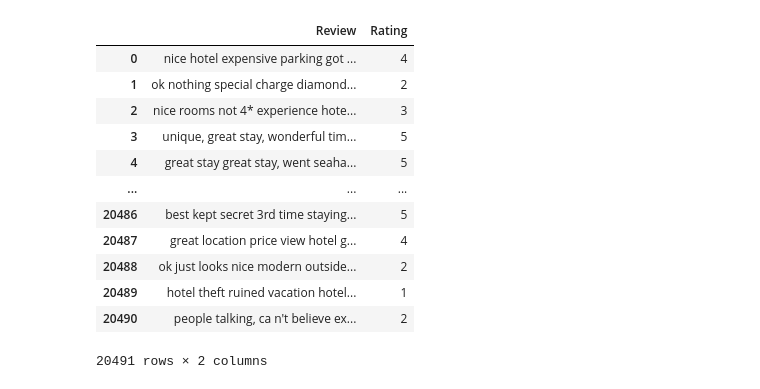
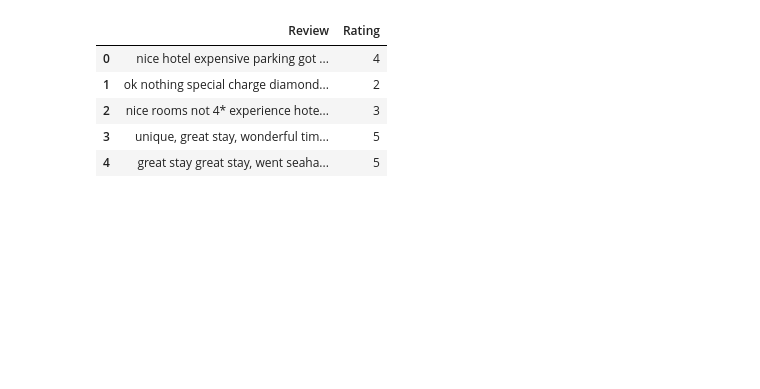
Before and after one commit to DuyAnh628/hotel_review_classification, a Jupyter notebook: hotel_review.ipynb, the cells around one changed output. Drawn from its saved outputs; the diff is of its cells as text; code cells hidden in the pictures; blank space fills up the shorter version.

```diff
--- a/hotel_review.ipynb
+++ b/hotel_review.ipynb
@@ -7,21 +7,14 @@ from keras.src.layers import TextVectorization
 from nltk.corpus import stopwords
 # %%
 df = pd.read_csv("tripadvisor_hotel_reviews.csv")
-df
+df.head()
 # %% [output]
 |  | Review | Rating |
 | 0 | nice hotel expensive parking got ... | 4 |
 | 1 | ok nothing special charge diamond... | 2 |
 | 2 | nice rooms not 4* experience hote... | 3 |
 | 3 | unique, great stay, wonderful tim... | 5 |
 | 4 | great stay great stay, went seaha... | 5 |
-| ... | ... | ... |
-| 20486 | best kept secret 3rd time staying... | 5 |
-| 20487 | great location price view hotel g... | 4 |
-| 20488 | ok just looks nice modern outside... | 2 |
-| 20489 | hotel theft ruined vacation hotel... | 1 |
-| 20490 | people talking, ca n't believe ex... | 2 |
-20491 rows × 2 columns
 # %%
 #split the dataset
 from sklearn.model_selection import train_test_split
```
Also changed, not shown: parts of 6 cells of this notebook.
